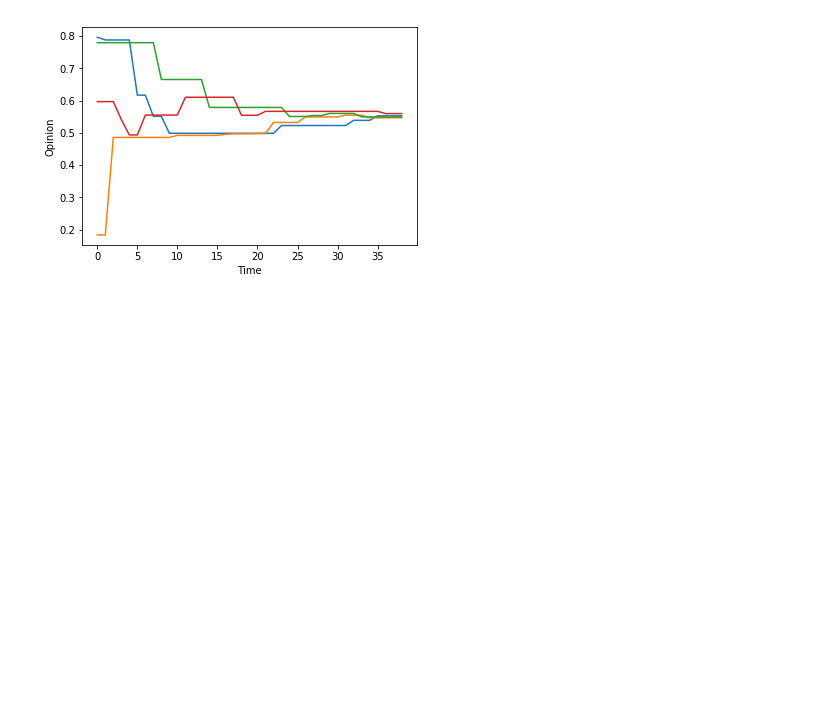
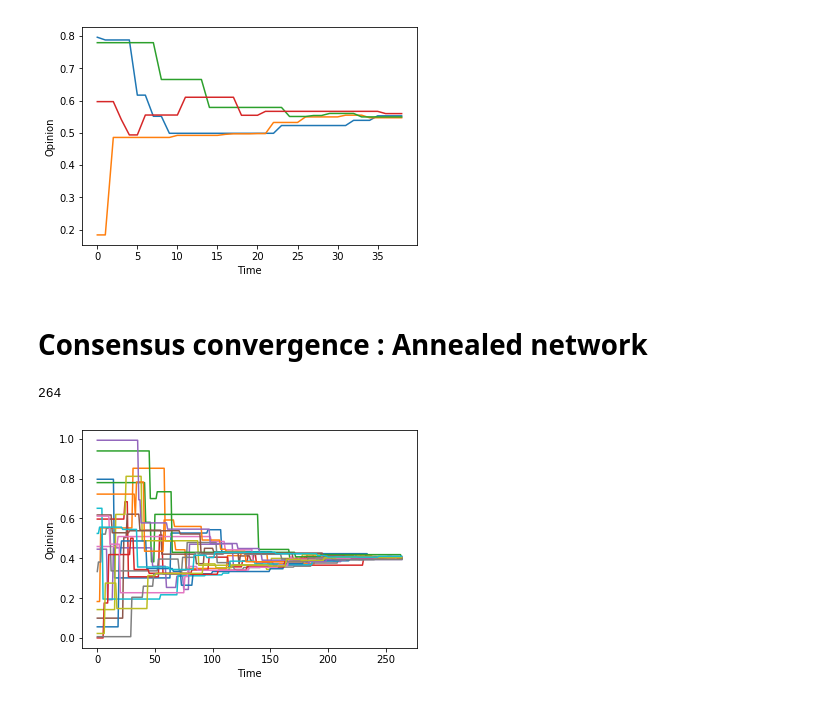
Before and after one commit to andresantoro/Social_Consensus, a Jupyter notebook: dynamic_solver/FastConsensusSolver/examples.ipynb, the cells around one changed output. Cells and saved outputs as stored; diff of their text form; code cells hidden in the pictures; blank space fills up the shorter version.

Commit message:
Modified the structure of the solver. Introduced an annealed network solver, remapped the standard one to quenched network solver.

```diff
--- a/dynamic_solver/FastConsensusSolver/examples.ipynb
+++ b/dynamic_solver/FastConsensusSolver/examples.ipynb
@@ -3,5 +3,5 @@
 # %%
-from FastConsensusSolver import ConsensusSolver
+from FastConsensusSolver import QuenchedConsensusSolver
 import matplotlib.pyplot as plt
 import numpy as np
 
@@ -12,7 +12,7 @@ eta = 0.5
 seed = 42
 
 #define the solver with initial random state
-cs = ConsensusSolver(network_dict, influence_dict, eta, seed)
+cs = QuenchedConsensusSolver(network_dict, influence_dict, eta, seed)
 
 #reach consensus
 tol = 0.005
@@ -41,3 +41,50 @@ plt.ylabel(r"Opinion")
 plt.show()
 # %% [output]
 [figure]
+# %% [markdown]
+# Consensus convergence : Annealed network
+# %%
+from FastConsensusSolver import AnnealedConsensusSolver
+import matplotlib.pyplot as plt
+import numpy as np
+
+#define the system
+N = 20
+priority_dict = {i : i for i in range(N)}
+influence_dict = {i: (i+1)/N for i in range(N)}
+eta = 0.5
+seed = 42
+
+#define the solver with initial random state
+cs = AnnealedConsensusSolver(priority_dict, influence_dict, eta, seed)
+
+#reach consensus
+tol = 0.005
+cs.reach_consensus(tol)
+print(cs.get_time())
+# %% [output]
+264
+# %%
+#get the raw data for temporal evolution of state
+initial_state = cs.get_initial_state_vector()
+history_vector = cs.get_history_vector()
+
+#get the variation from the history and update state
+node_vector = np.arange(0,N)
+time_vector = np.arange(len(history_vector)+1)
+temporal_state_dict = {node: [opinion] for node, opinion in zip(node_vector, initial_state)}
+for t in time_vector[:-1]:
+    for node, temporal_opinion_vector in temporal_state_dict.items():
+        if history_vector[t][0] == node:
+            temporal_opinion_vector.append(temporal_opinion_vector[-1]+history_vector[t][1])
+        else:
+            temporal_opinion_vector.append(temporal_opinion_vector[-1])
+
+#draw the opinion of each node
+for node in node_vector:
+    plt.plot(time_vector, temporal_state_dict[node])
+plt.xlabel(r"Time")
+plt.ylabel(r"Opinion")
+plt.show()
+# %% [output]
+[figure, added]
```
Also changed, not shown: parts of 1 cell of this notebook, 10 other files.
